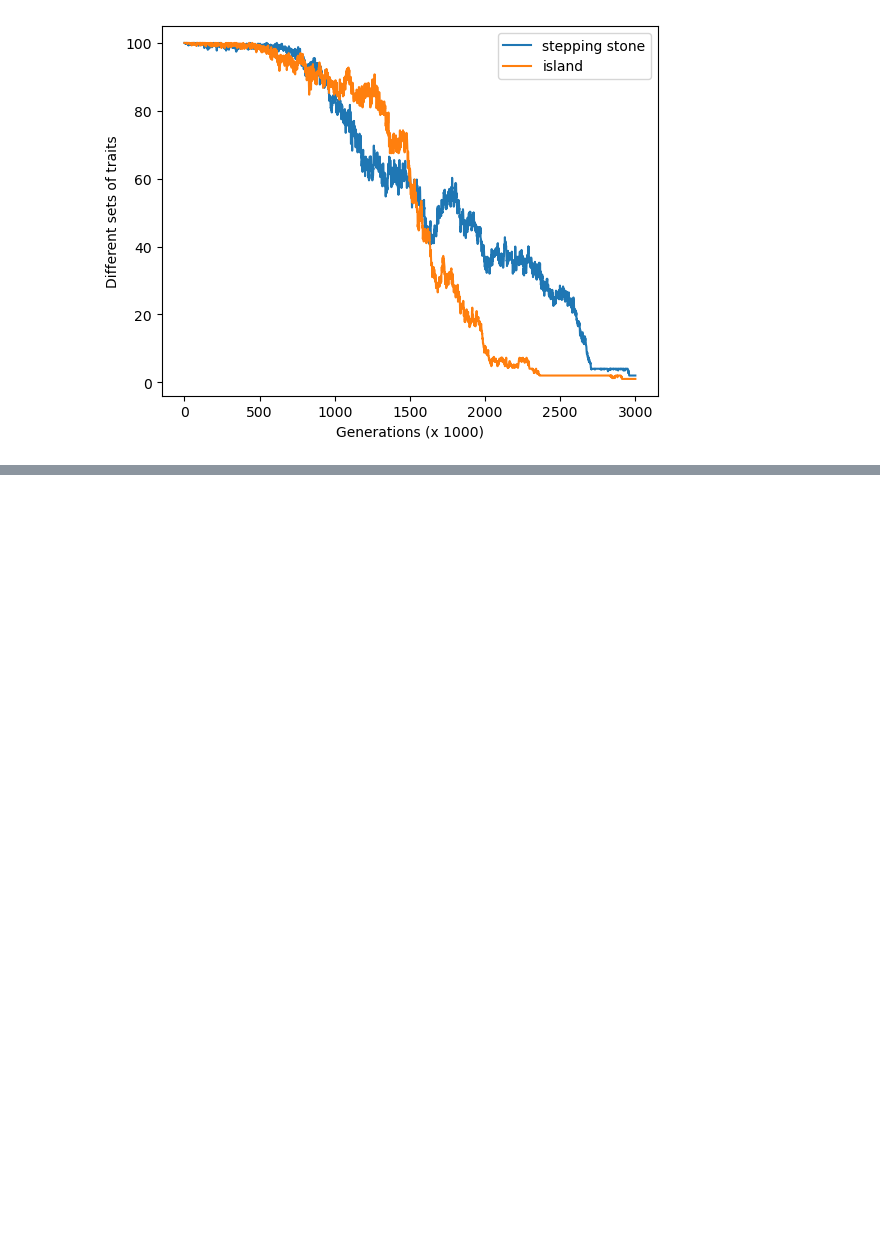
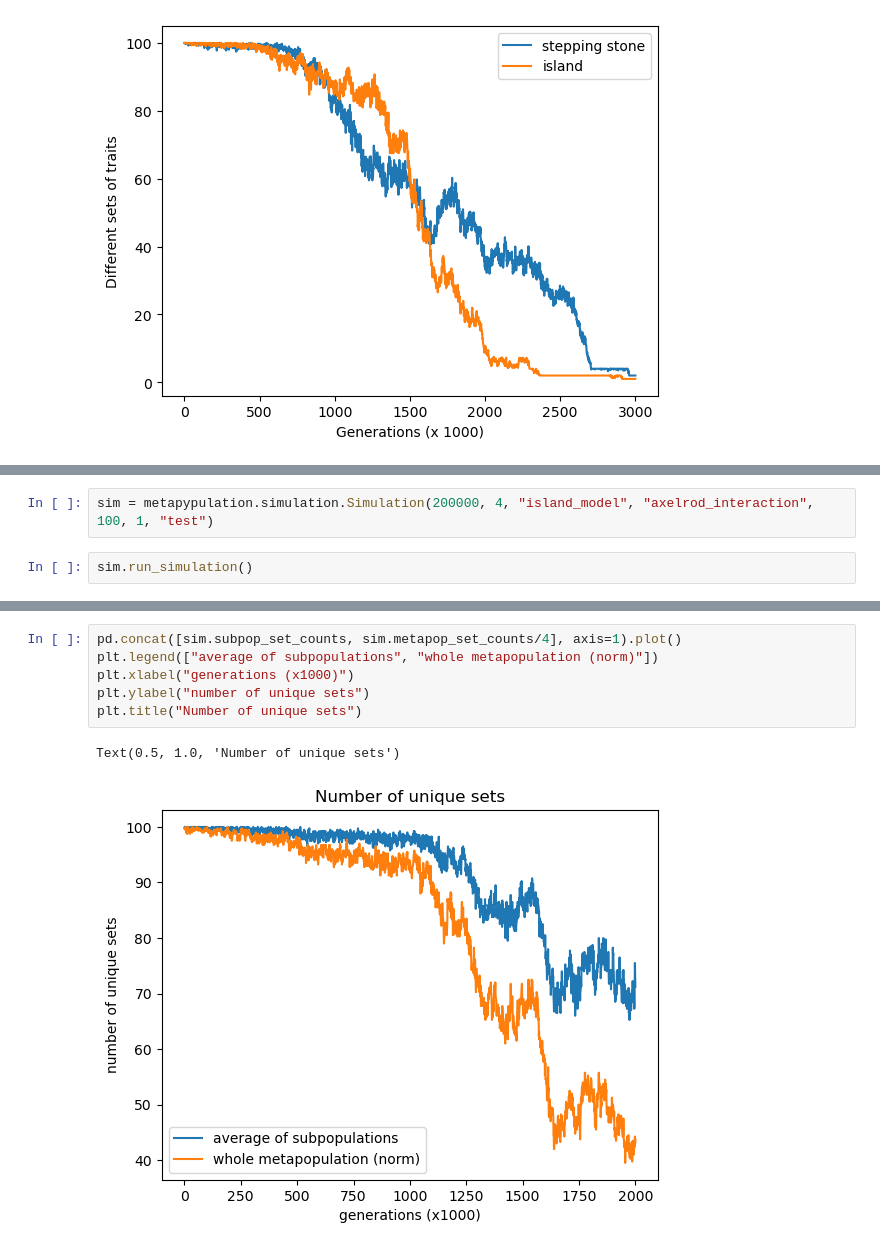
Before and after one commit to mtomasini/MetapopulationsPython, a Jupyter notebook: exploration.ipynb, the cells around one changed output, grey strips where cells are left out. Drawn from its saved outputs; the diff is of its cells as text; blank space fills up the shorter version.

```diff
--- a/exploration.ipynb
+++ b/exploration.ipynb
@@ -73,0 +75,4 @@ migrations
+# %%
+sim = metapypulation.simulation.Simulation(200000, 4, "island_model", "axelrod_interaction", 100, 1, "test")
+# %%
+sim.run_simulation()
@@ -73,0 +97,9 @@ migrations
+# %%
+pd.concat([sim.subpop_set_counts, sim.metapop_set_counts/4], axis=1).plot()
+plt.legend(["average of subpopulations", "whole metapopulation (norm)"])
+plt.xlabel("generations (x1000)")
+plt.ylabel("number of unique sets")
+plt.title("Number of unique sets")
+# %% [output]
+Text(0.5, 1.0, 'Number of unique sets')
+[figure, added]
```
Also changed, not shown: parts of 3 cells of this notebook, 1 other file.
